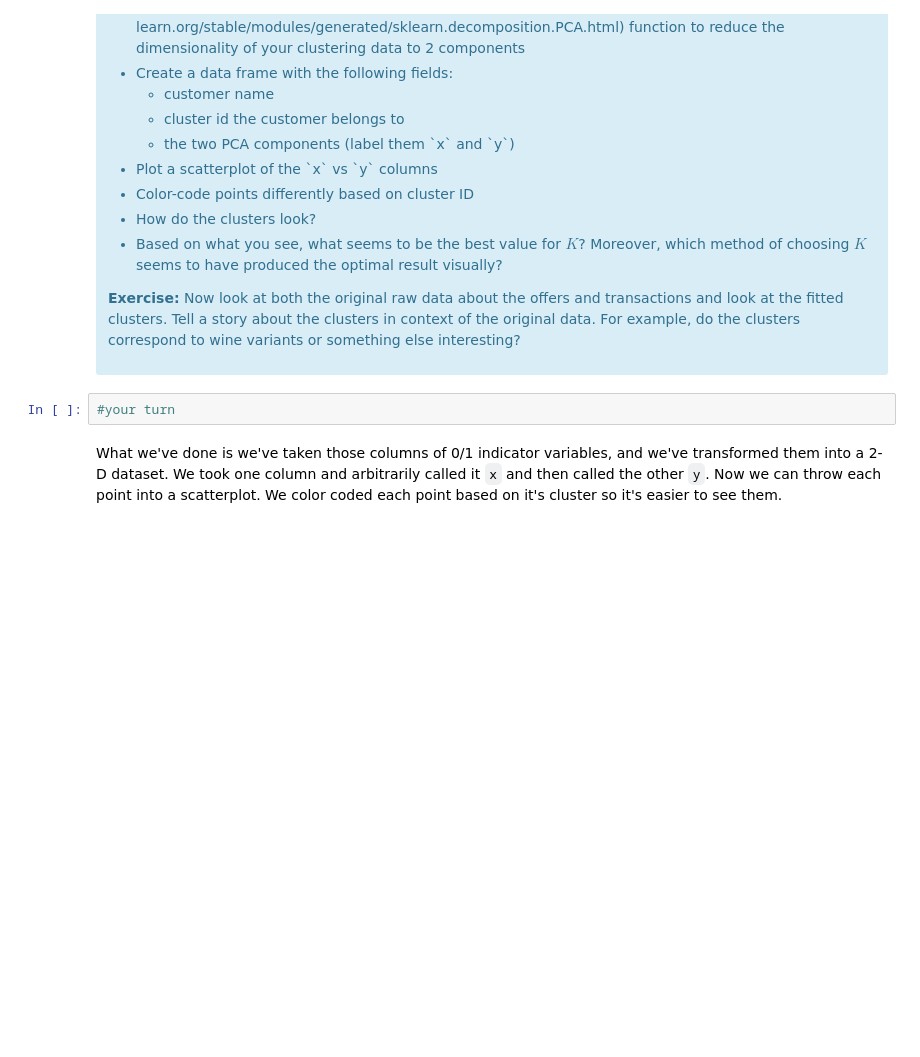
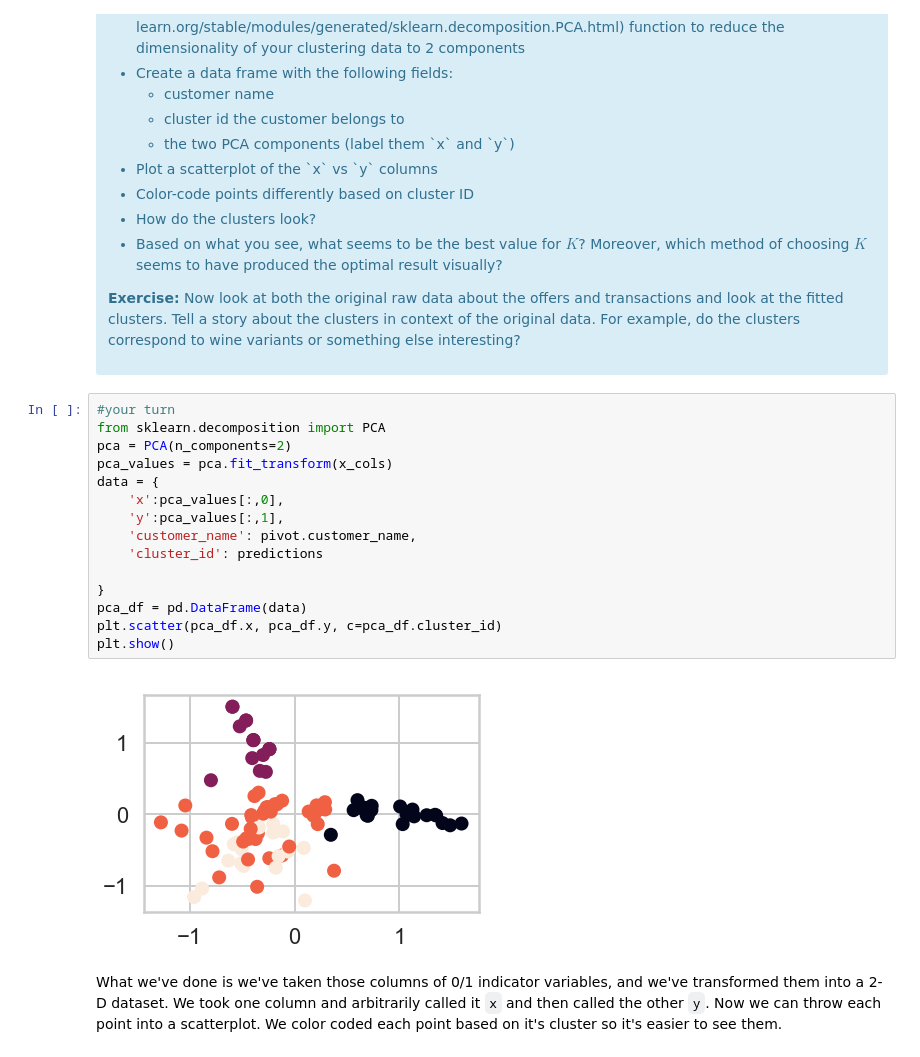
Before and after one commit to munQueen/springboard, a Jupyter notebook: Clustering - Jessica Wulzen.ipynb, the cells around one changed output. Cells and saved outputs as stored; diff of their text form; blank space fills up the shorter version.

```diff
--- a/Clustering - Jessica Wulzen.ipynb
+++ b/Clustering - Jessica Wulzen.ipynb
@@ -224,7 +272,22 @@ This is only one use of PCA for dimension reduction. We can also use PCA when we
 
 <p><b>Exercise:</b> Now look at both the original raw data about the offers and transactions and look at the fitted clusters. Tell a story about the clusters in context of the original data. For example, do the clusters correspond to wine variants or something else interesting?</p>
 </div>
-# %%
-#your turn
+# %%
+#your turn
+from sklearn.decomposition import PCA
+pca = PCA(n_components=2)
+pca_values = pca.fit_transform(x_cols)
+data = {
+    'x':pca_values[:,0],
+    'y':pca_values[:,1],
+    'customer_name': pivot.customer_name,
+    'cluster_id': predictions
+
+}
+pca_df = pd.DataFrame(data)
+plt.scatter(pca_df.x, pca_df.y, c=pca_df.cluster_id)
+plt.show()
+# %% [output]
+[figure, added]
 # %% [markdown]
 What we've done is we've taken those columns of 0/1 indicator variables, and we've transformed them into a 2-D dataset. We took one column and arbitrarily called it `x` and then called the other `y`. Now we can throw each point into a scatterplot. We color coded each point based on it's cluster so it's easier to see them.
```
Also changed, not shown: parts of 19 cells of this notebook.
